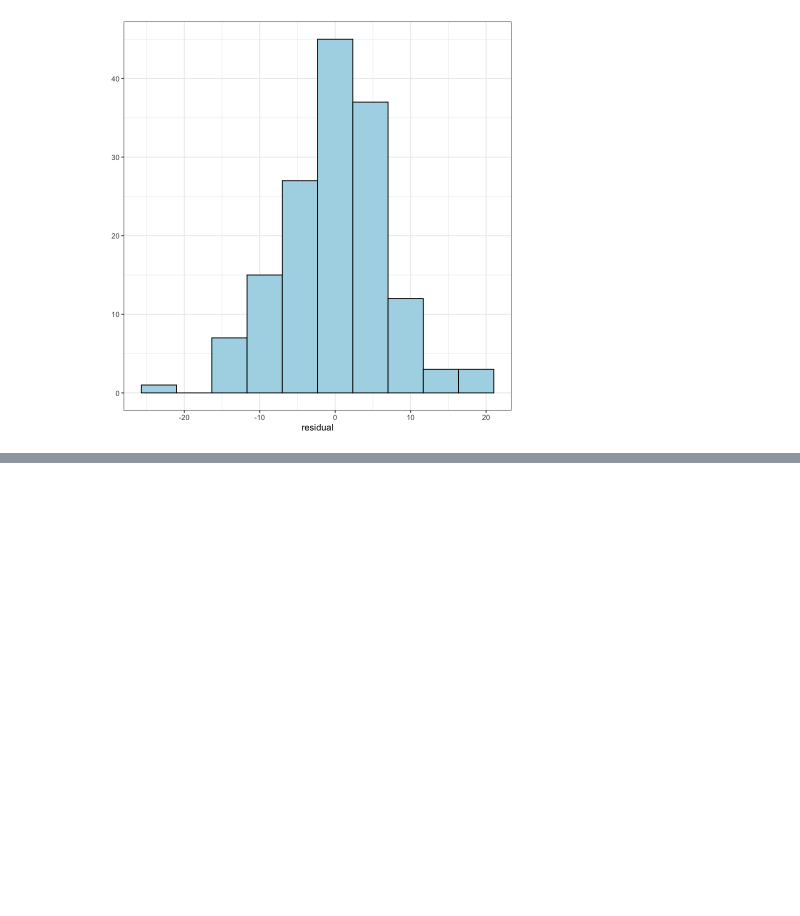
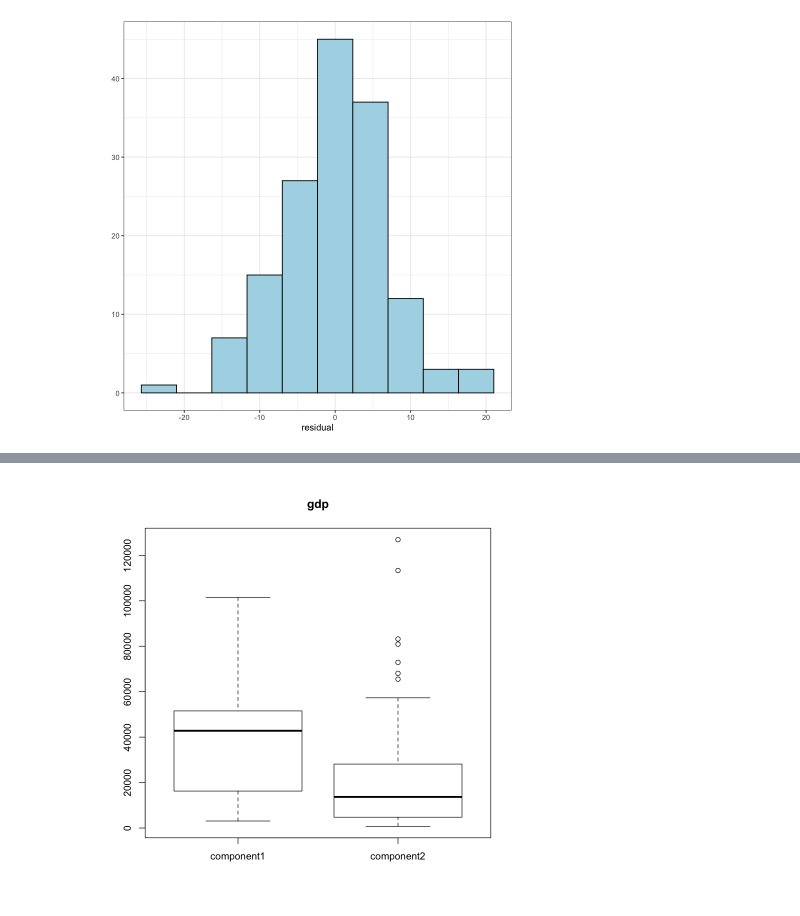
Before and after one commit to nori0724/COVID-19, a Jupyter notebook: notebook/修論用/4.6章解析結果可視化用_r.ipynb, the cells around one changed output, grey strips where cells are left out. Saved outputs shown, nothing was run; the diff lists cells and outputs as text; code cells hidden in the pictures; blank space fills up the shorter version.

```diff
--- a/notebook/修論用/4.6章解析結果可視化用_r.ipynb
+++ b/notebook/修論用/4.6章解析結果可視化用_r.ipynb
@@ -303,0 +337,4 @@ Saving 7 x 7 in image
+# %%
+boxplot(early_df$gdp, late_df$gdp, names=c("component1", "component2"), main="gdp", range=1.5)
+# %% [output]
+[figure, added]
```
Also changed, not shown: parts of 12 cells of this notebook, 2 other files.
